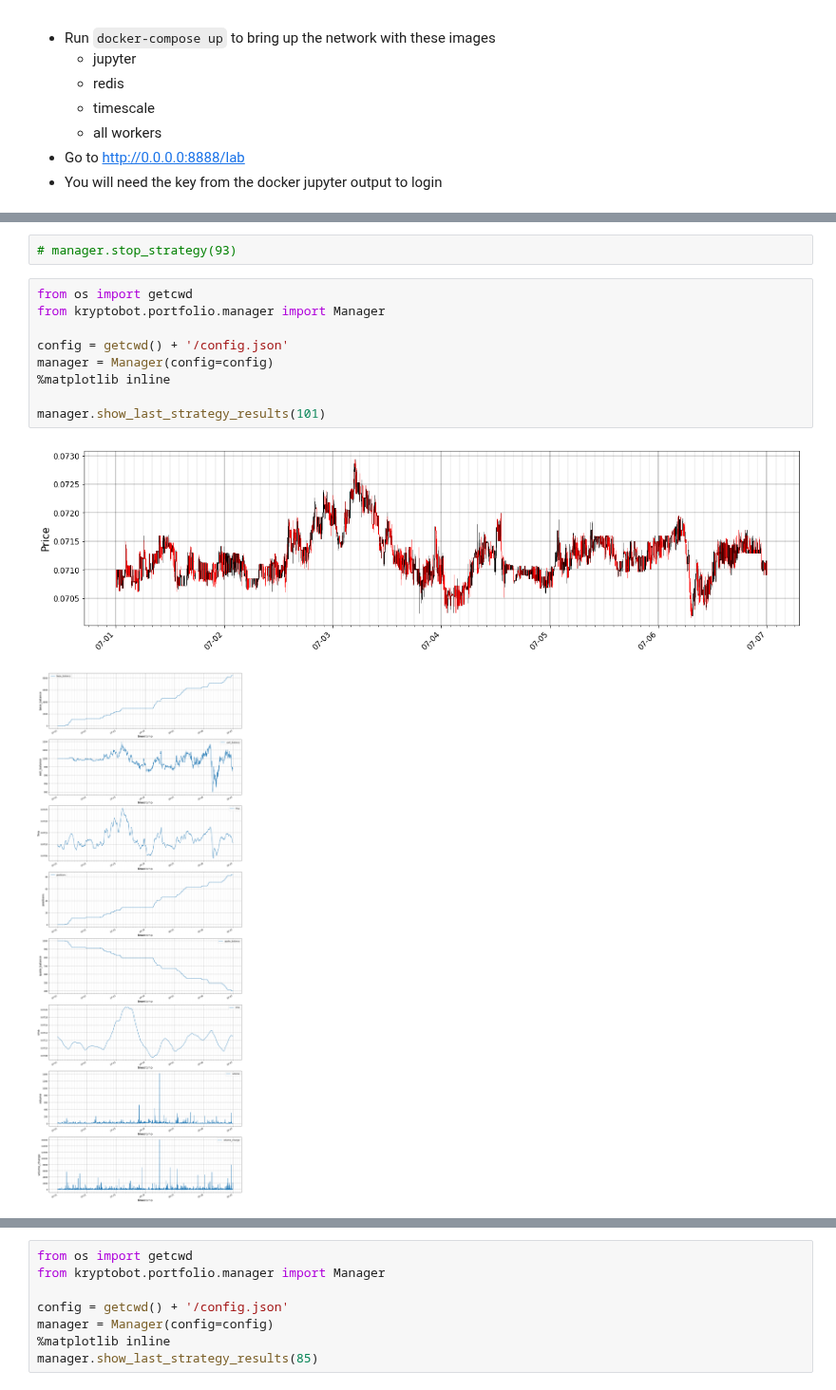
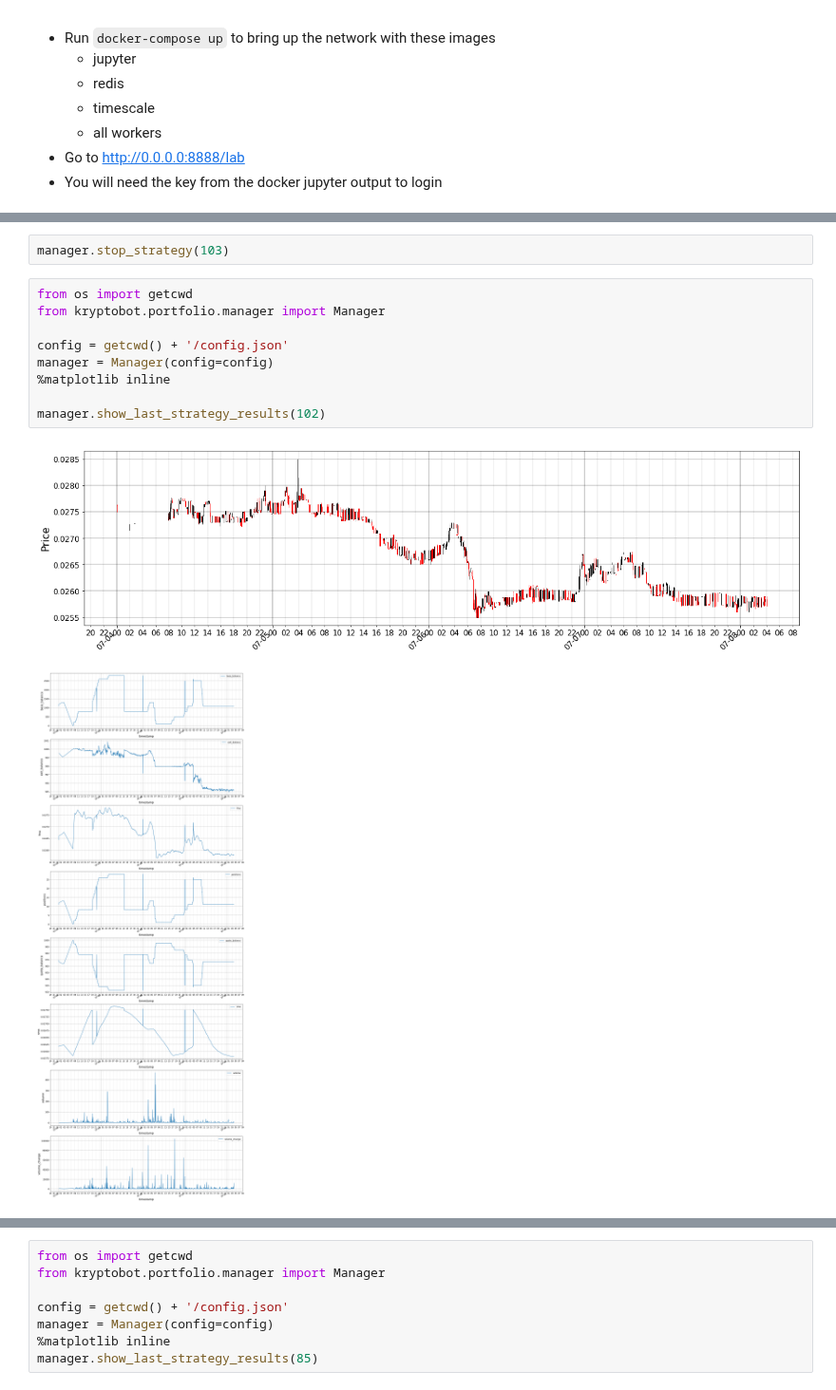
Before and after one commit to eristoddle/KryptoBot, a Jupyter notebook: notebooks/t2_strategies.ipynb, the cells around one changed output, grey strips where cells are left out. Shown at 95% size. Drawn from its saved outputs; the diff is of its cells as text.

Commit message:
strategy stopping but restarting with new id

```diff
--- a/notebooks/t2_strategies.ipynb
+++ b/notebooks/t2_strategies.ipynb
@@ -122,14 +100,14 @@ print(details)
-# %%
-# manager.stop_strategy(93)
+# %%
+manager.stop_strategy(103)
 # %%
 from os import getcwd
 from kryptobot.portfolio.manager import Manager
 
 config = getcwd() + '/config.json'
 manager = Manager(config=config)
 %matplotlib inline
 
-manager.show_last_strategy_results(101)
+manager.show_last_strategy_results(102)
 # %% [output]
-[figure, old version]
+[figure, new version]
-[figure, old version]
+[figure, new version]
```
Also changed, not shown: parts of 3 cells of this notebook, 2 other files.
